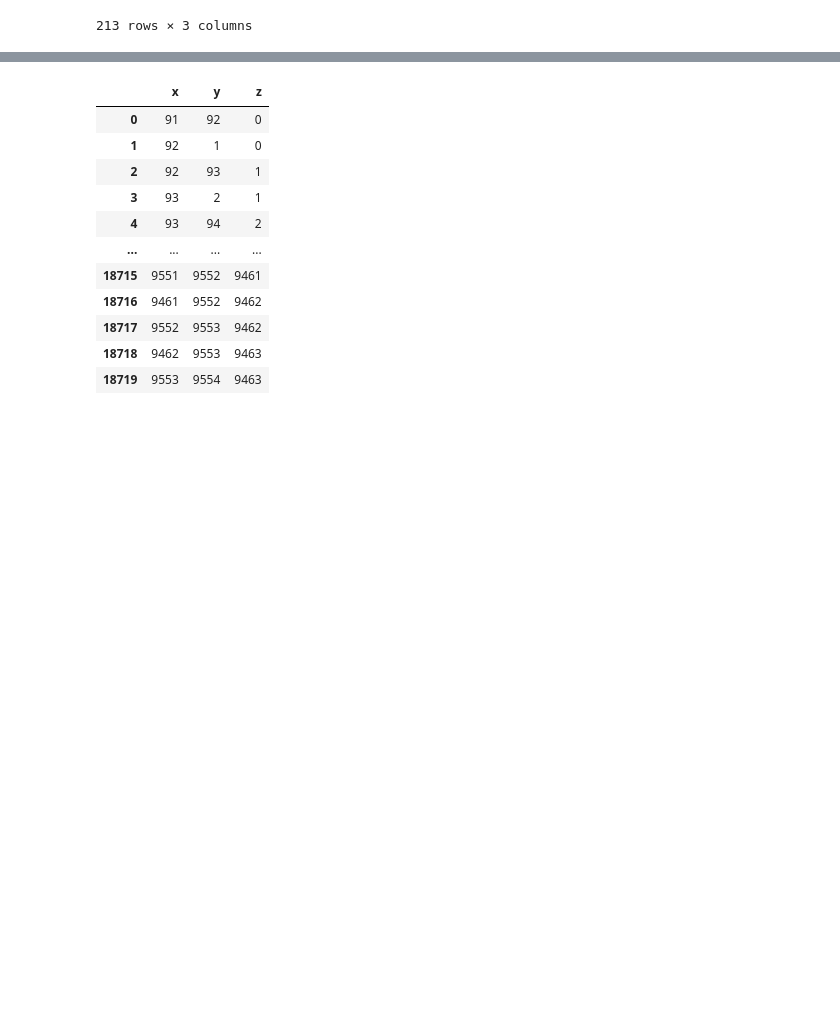
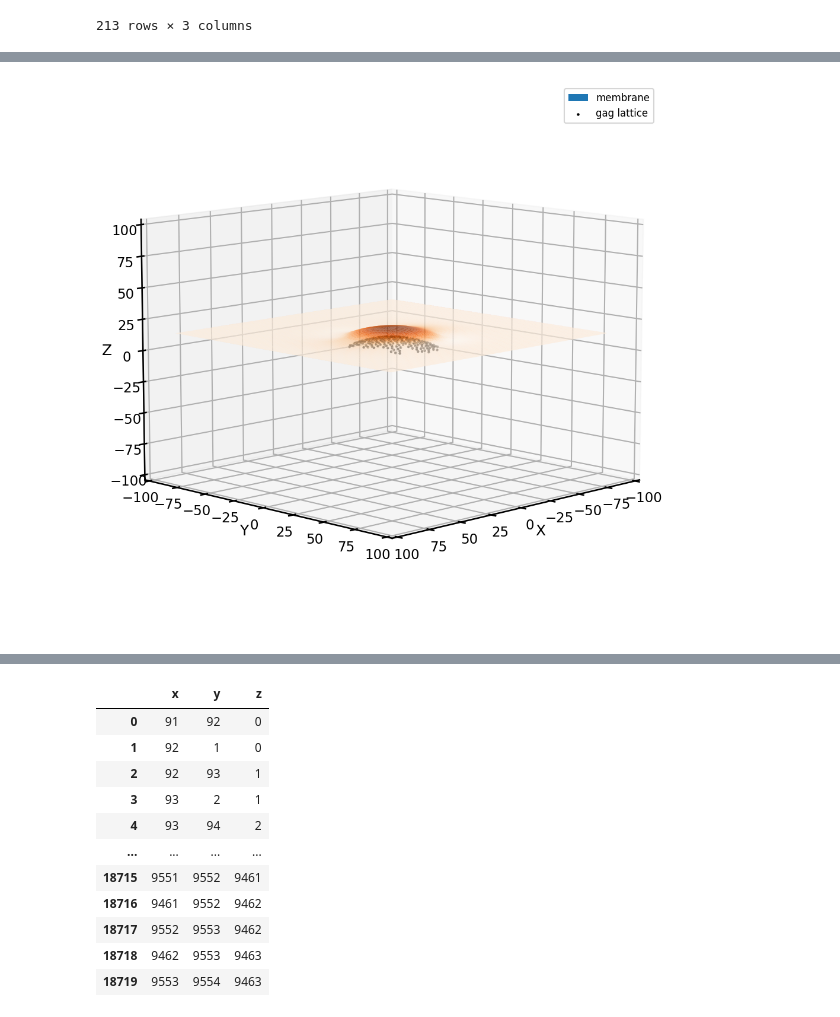
Before and after one commit to yingyue0414/results, a Jupyter notebook: splinePtM14G10/plotvertex.py.ipynb, the cells around one changed output, grey strips where cells are left out. Drawn from its saved outputs; the diff is of its cells as text; code cells hidden in the pictures; blank space fills up the shorter version.

```diff
--- a/splinePtM14G10/plotvertex.py.ipynb
+++ b/splinePtM14G10/plotvertex.py.ipynb
@@ -85,0 +104,32 @@ Text(0.5, 0, 'Z')
+# %%
+fig = plt.figure(figsize=(24, 12))
+ax = plt.axes(projection='3d')
+
+
+#ax.scatter3D(vertices["x"], vertices["y"], vertices["z"], c = vertices["z"], s = 16.0);
+
+#fig, ax = plt.subplots(subplot_kw={"projection": "3d"})
+
+# Plot the surface.
+#surf_gags = ax.plot_trisurf(gags["x"], gags["y"], gags["z"], cmap="Oranges")
+surf_vertices = ax.plot_trisurf(vertices["x"], vertices["y"], vertices["z"], \
+                                cmap="Oranges", alpha = 0.85, label = "membrane")
+# https://stackoverflow.com/questions/54994600/pyplot-legend-poly3dcollection-object-has-no-attribute-edgecolors2d
+surf_vertices._facecolors2d=surf_vertices._facecolors
+surf_vertices._edgecolors2d=surf_vertices._edgecolors
+
+scatter_gags = ax.scatter(gags["x"], gags["y"], gags["z"], s = 3, c = "#000000", label = "gag lattice")
+ax.set_xlabel('X')
+ax.set_ylabel('Y')
+ax.set_zlabel('Z')
+
+ax.set_xlim3d(-100.0, 100.0)
+ax.set_ylim3d(-100.0, 100.0)
+ax.set_zlim3d(-100.0, 100.0)
+#ax.set_axis_off()
+ax.legend(prop={'size': 12})
+ax.view_init(elev = 10, azim = 45)
+
+plt.savefig("213gags_membrane_10deg_uniform_scale.png", dpi = 300)
+# %% [output]
+[figure, added]
```
Also changed, not shown: parts of 7 cells of this notebook, 14 other files.
